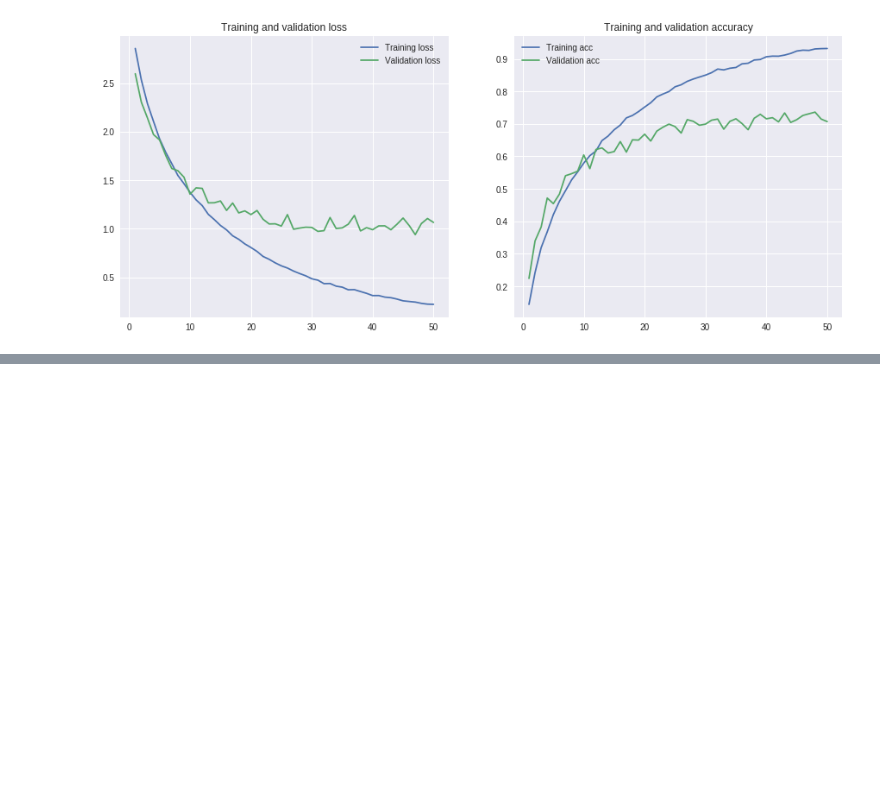
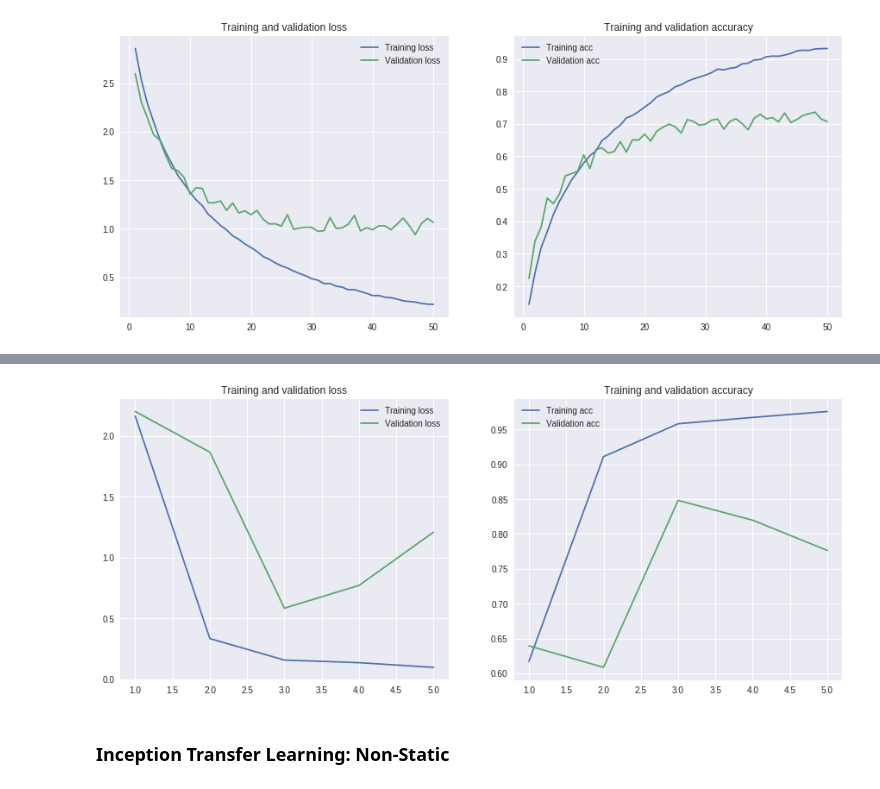
Before and after one commit to ll3091/ANLY-590-02-Deep-Learning-Project, a Jupyter notebook: ModelTraining.ipynb, the cells around one changed output, grey strips where cells are left out. Saved outputs shown, nothing was run; the diff lists cells and outputs as text; code cells hidden in the pictures; blank space fills up the shorter version.

```diff
--- a/ModelTraining.ipynb
+++ b/ModelTraining.ipynb
@@ -422,0 +434,9 @@ plotModPerf(training_mod)
+# %%
+# build CNN with transfer learning using InceptionV3
+conv_base = InceptionV3(weights="imagenet", include_top=False, input_shape=(256, 256, 3))
+model4 = Sequential()
+model4.add(conv_base)
+model4.add(Flatten())
+model4.add(Dense(256, activation="relu"))
+model4.add(Dense(21, activation="softmax"))
+model4.summary()
@@ -422,0 +482,13 @@ plotModPerf(training_mod)
+# %%
+# compile model
+model4.compile(loss="categorical_crossentropy", optimizer=RMSprop(1e-4), metrics=["acc"])
+# %%
+# load model weights
+#model4.load_weights('InceptionTransferLearning.h5')
+# or
+# train model
+# ~30 minutes to run
+transfer_learning_mod3 = model4.fit_generator(train_generator, steps_per_epoch=100, epochs=5,
+                                            validation_data=test_generator, validation_steps=25)
+# save weights
+model4.save_weights('InceptionTransferLearning.h5')
@@ -422,0 +506,5 @@ plotModPerf(training_mod)
+# %%
+# function to plot performance
+plotModPerf(transfer_learning_mod3)
+# %% [output]
+[figure, added]
@@ -422,0 +513,2 @@ plotModPerf(training_mod)
+# %% [markdown]
+### Inception Transfer Learning: Non-Static
```
Also changed, not shown: parts of 16 cells of this notebook.
